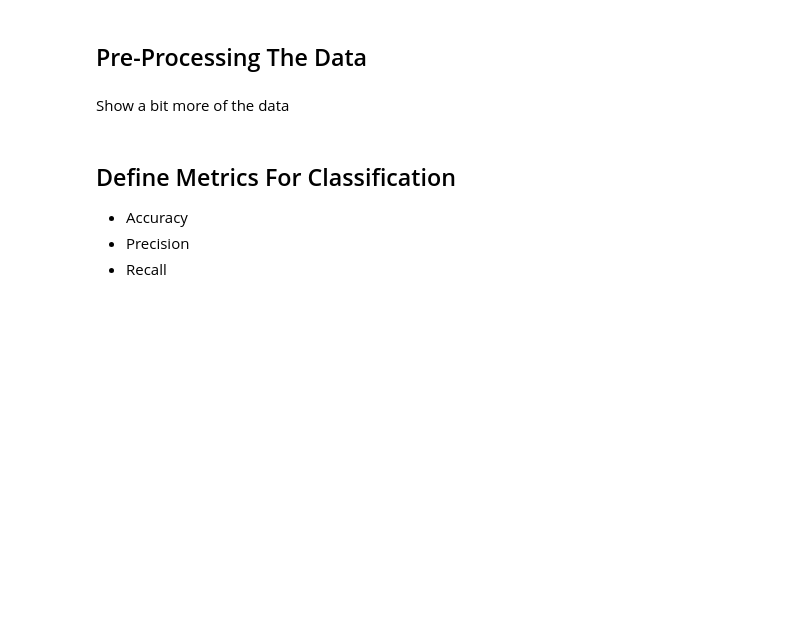
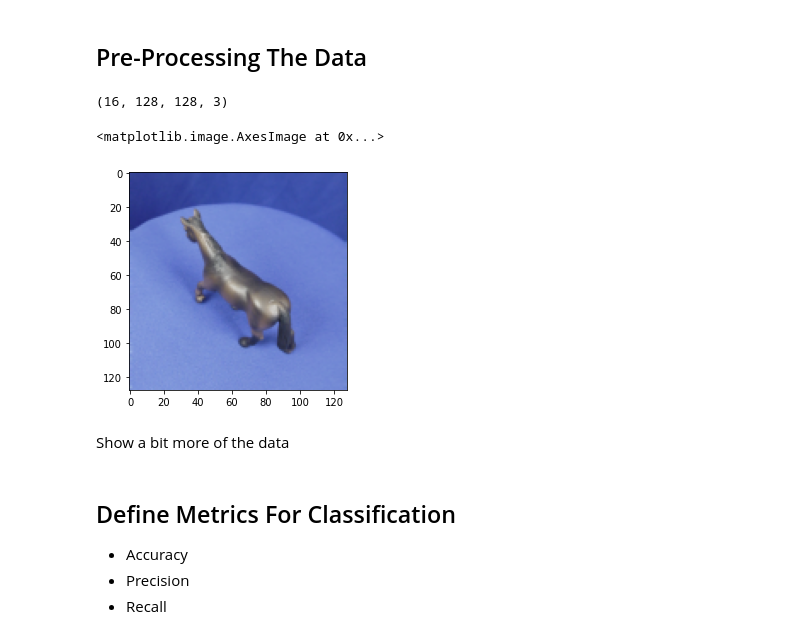
Before and after one commit to charbel-a-hC/ups-mv-gans, a Jupyter notebook: GANS_Project_Charbel_Abi_Hana.ipynb, the cells around one changed output. Cells and saved outputs as stored; diff of their text form; code cells hidden in the pictures; blank space fills up the shorter version.

Commit message:
Working DockerEnv, Trained CGAN-mnist, DCGAN-horses/cows

```diff
--- a/GANS_Project_Charbel_Abi_Hana.ipynb
+++ b/GANS_Project_Charbel_Abi_Hana.ipynb
@@ -128,8 +128,8 @@ class DataLoader(Sequence):
         im_files_batch = [self.images[idx] for idx in indexes]
         if self.resize:
             batch_images = np.array([resize(imread(file), self.output_dim, preserve_range= True) for file in im_files_batch], dtype= np.uint8)
-            #batch_images = (np.asanyarray(batch_images, dtype= np.float32) - 127.5)/127.5
-            batch_images = np.asanyarray(batch_images, dtype= np.float32)/255.
+            batch_images = (np.asanyarray(batch_images, dtype= np.float32) - 127.5)/127.5
+            #batch_images = np.asanyarray(batch_images, dtype= np.float32)/255.
 
         else:
             batch_images = np.arrary([imread(file) for file in im_files_batch], dtype= np.uint8)
@@ -153,6 +153,18 @@ class DataLoader(Sequence):
 # %%
 train_cat_dog_data = DataLoader(im_dir= "dataset/Newdata/Train", resize= True, output_dim= (200, 200, 3))
 val_cat_dog_data = DataLoader(im_dir= "dataset/Newdata/Test", resize= True, output_dim= (200, 200, 3))
+# %%
+iter_data = iter(train_cat_dog_data)
+# %%
+predictions = next(iter_data)
+predictions[0].shape
+# %% [output]
+(16, 128, 128, 3)
+# %%
+plt.imshow(np.asarray(predictions[0][0, :, :, :] * 127.5 + 127.5, dtype= np.uint8))
+# %% [output]
+<matplotlib.image.AxesImage at 0x...>
+[figure, added]
 # %% [markdown]
 Show a bit more of the data
 # %% [markdown]
```
Also changed, not shown: parts of 16 cells of this notebook, 7 other files.
